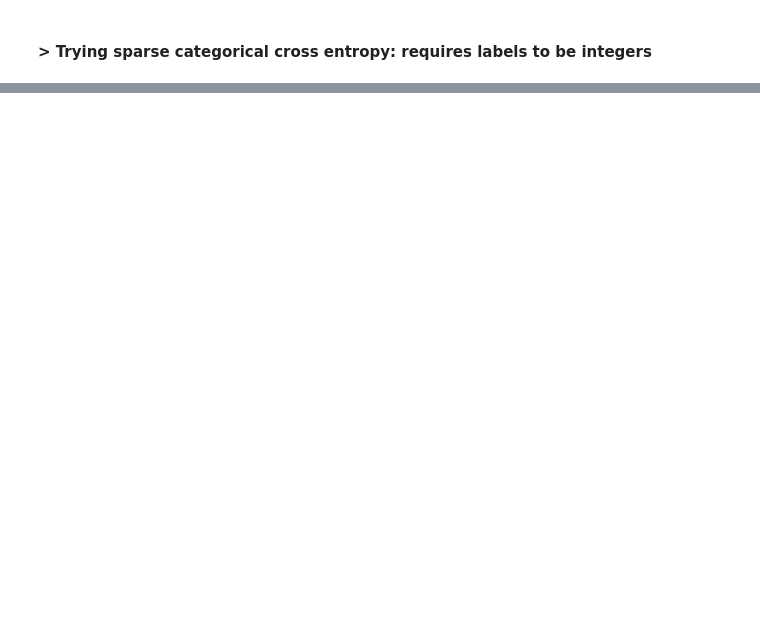
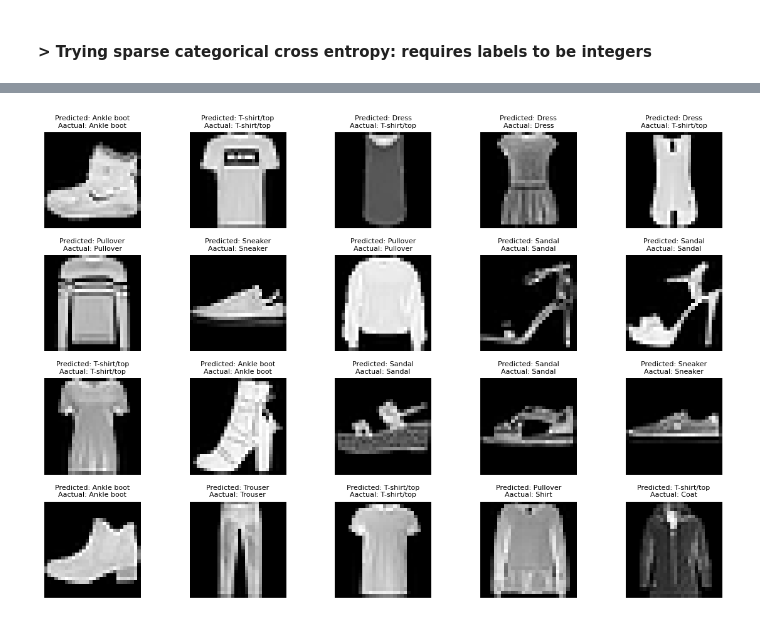
Before and after one commit to divyalaldinani/Deep-Learning-in-TensorFlow, a Jupyter notebook: 03_classification_using_NN_in_tensorflow.ipynb, the cells around one changed output, grey strips where cells are left out. Saved outputs shown, nothing was run; the diff lists cells and outputs as text; code cells hidden in the pictures; blank space fills up the shorter version.

Commit message:
multi-class model with 80% accuracy

```diff
--- a/03_classification_using_NN_in_tensorflow.ipynb
+++ b/03_classification_using_NN_in_tensorflow.ipynb
@@ -765,15 +774,16 @@ tf.random.set_seed(42)
 
 model_1_2 = tf.keras.Sequential([
     tf.keras.layers.Flatten(input_shape=(28, 28)), # input layer( reshape 28 x 28 )
+    tf.keras.layers.Dense(16, activation = 'relu'),
     tf.keras.layers.Dense(8, activation = 'relu'),
     tf.keras.layers.Dense(4, activation = 'relu'),
     tf.keras.layers.Dense(10, activation = 'softmax')
 ])
 
 # train_labels_one_hot, test_labels_one_hot
-lr_scheduler =
+# lr_scheduler =
 model_1_2.compile(loss = 'sparse_categorical_crossentropy',
-                  optimizer = 'Adam',
+                  optimizer = tf.keras.optimizers.Adam(learning_rate = 0.001),
                   metrics = ['accuracy'])
 
 # show loss over both train and test data
@@ -798,0 +1006,15 @@ Epoch 20/20
+# %%
+predictions_one_hot = model_1_2.predict(train_data[0:50])
+predictions_one_hot = np.round(predictions_one_hot)
+predicted_classes_index = np.argmax(predictions_one_hot, axis = 1)
+fig, axes = plt.subplots(4, 5, figsize=(12, 8)) # 4 rows, 5 columns,
+
+for i, ax in enumerate(axes.flat[:20]): # in range(20):
+  pred_class = class_names[predicted_classes_index[i]]
+  actual_class = class_names[train_labels[i]]
+  ax.imshow(train_data[i], cmap="grey")
+  ax.axis("off")
+  ax.set_title(f"Predicted: {pred_class}\nAactual: {actual_class}", fontsize=8)
+plt.tight_layout()
+plt.show()
+# %% [output]
@@ -798,0 +1022 @@ Epoch 20/20
+[figure, added]
```
Also changed, not shown: parts of 42 cells of this notebook.
